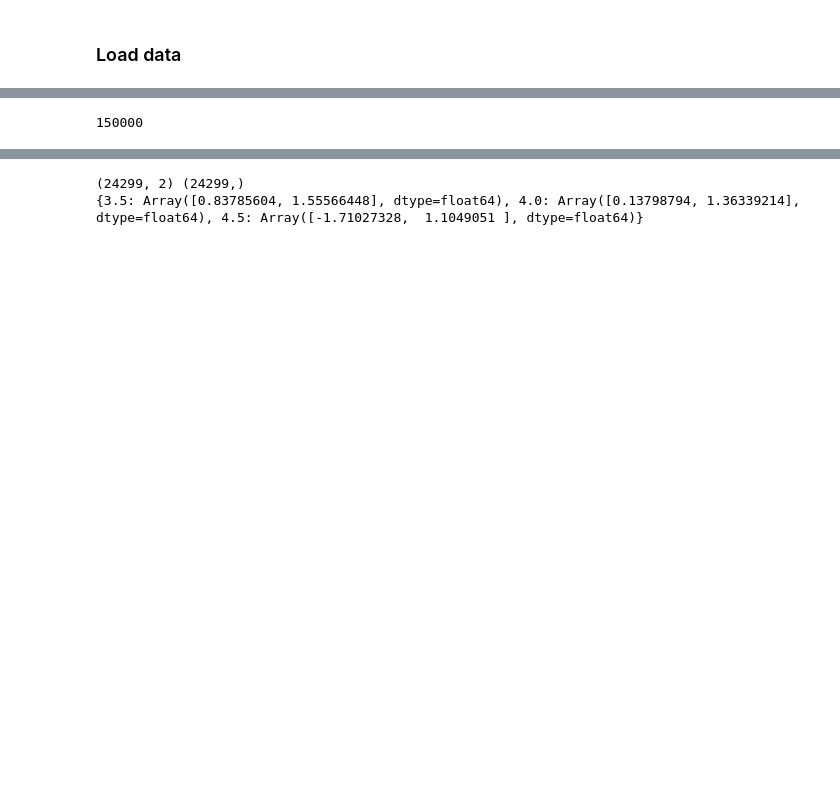
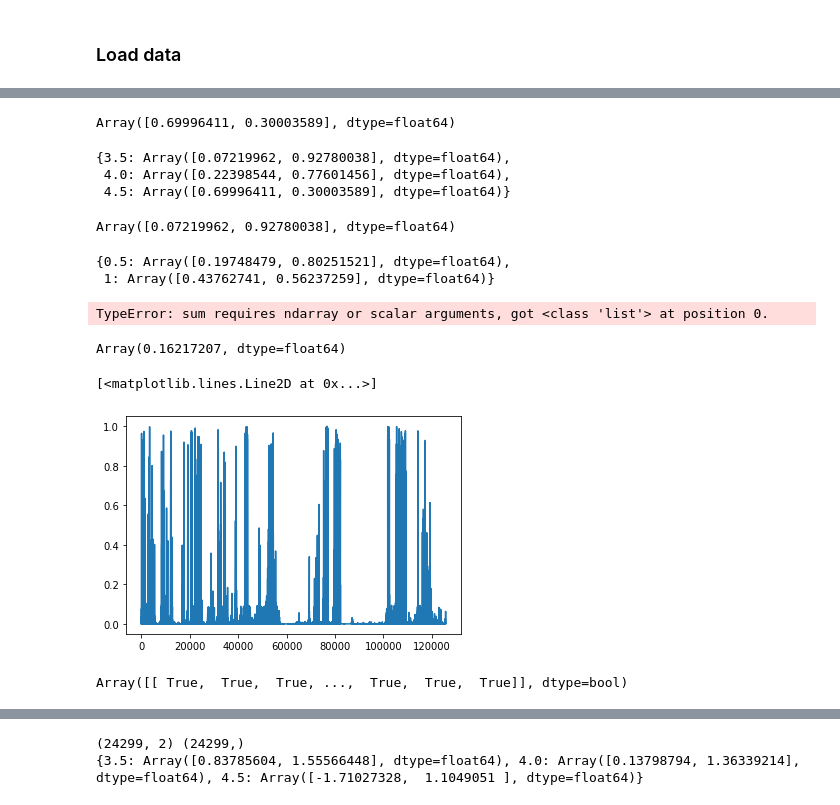
Before and after one commit to Tomfersil/pH-integration, a Jupyter notebook: ph_refine.ipynb, the cells around one changed output, grey strips where cells are left out. Saved outputs shown, nothing was run; the diff lists cells and outputs as text; code cells hidden in the pictures; blank space fills up the shorter version.

```diff
--- a/ph_refine.ipynb
+++ b/ph_refine.ipynb
@@ -517,19 +445,20 @@ path = 'Simulation-data/A5mer/'
 
 ns = {}
 gs = {}
+weights = {}
 
 ph_vals = [3.50, 4.00, 4.50]
+obs_names = ['chi', 'eRMSD']
 
 for ph in ph_vals:
-    ns[ph] = pandas.read_csv(path + 'A5mer_pH0%.2f.occ' % ph, header=None).iloc[:, 0]
+    ns[ph] = np.array(pandas.read_csv(path + 'A5mer_pH0%.2f.occ' % ph, header=None).iloc[:, 0])
 
     # df = pandas.read_csv(path + 'COLVAR_REWEIGHT_0%.2f' % ph, header=3, sep=' ').iloc[:, :4]
     # df.columns = list(pandas.read_csv(path + 'COLVAR_REWEIGHT_0%.2f' % ph, nrows=0, sep=' '))[2:]
 
     df = pandas.read_csv(path + 'COLVAR_REWEIGHT_0%.2f_weighted' % ph, header=0, sep=' ')[1:]#.iloc[:, :1]
 
-    gs[ph] = df
+    gs[ph] = df[obs_names]
+    weights[ph] = np.array(df['weight'])
 
-len(ns[3.5])
+ns_prot = numpy.unique([ns[ph] for ph in ph_vals])
-# %% [output]
-150000
@@ -535,0 +485,67 @@ len(ns[3.5])
+# %%
+i_ph = 2
+
+my_vals = []
+
+for n_prot in ns_prot:
+    my_vals.append(np.sum(my_ws[n_prot][i_ph])/np.sum(weights[ph_vals[i_ph]]))
+
+pi0 = np.array(my_vals)
+
+pi0
+# %% [output]
+Array([0.69996411, 0.30003589], dtype=float64)
+# %%
+my_ratios = {}
+
+for i_ph, ph in enumerate(ph_vals):
+    my_ratios[ph] = []
+    for n_prot in ns_prot:
+        my_ratios[ph].append(np.sum(my_ws[n_prot][i_ph])/np.sum(weights[ph_vals[i_ph]]))
+    my_ratios[ph] = np.array(my_ratios[ph])
+
+my_ratios
+# %% [output]
+{3.5: Array([0.07219962, 0.92780038], dtype=float64),
+ 4.0: Array([0.22398544, 0.77601456], dtype=float64),
+ 4.5: Array([0.69996411, 0.30003589], dtype=float64)}
+# %%
+ref_pi0 = my_ratios[3.5]
+
+ref_pi0
+# %% [output]
+Array([0.07219962, 0.92780038], dtype=float64)
+# %%
+# exp(\beta\Delta\mu) = 10^{\Delta pH}
+my_pis = {}
+
+for delta_ph in [0.5, 1]:
+    log_fugs = np.log(10**(-delta_ph))
+    my_pis[delta_ph] = compute_ph_weights(np.log(ref_pi0), log_fugs, ns_prot)
+
+my_pis
+# %% [output]
+{0.5: Array([0.19748479, 0.80251521], dtype=float64),
+ 1: Array([0.43762741, 0.56237259], dtype=float64)}
+# %%
+np.sum(my_ws[n_prot][0])/np.sum(my_ws[n_prot][0])
+# %% [output]
+TypeError: sum requires ndarray or scalar arguments, got <class 'list'> at position 0.
+# %%
+my_vec = my_ws[n_prot][0]
+my_vec = my_vec[my_vec != 0]
+
+np.exp(np.sum(my_vec*np.log(my_vec))/np.sum(my_vec))
+
+# np.sum(my_vec**2)/np.sum(my_vec)
+# %% [output]
+Array(0.16217207, dtype=float64)
+# %%
+plt.plot(my_vec)
+# %% [output]
+[<matplotlib.lines.Line2D at 0x...>]
+[figure, added]
+# %%
+my_vec
+# %% [output]
+Array([[ True,  True,  True, ...,  True,  True,  True]], dtype=bool)
```
Also changed, not shown: parts of 24 cells of this notebook.
